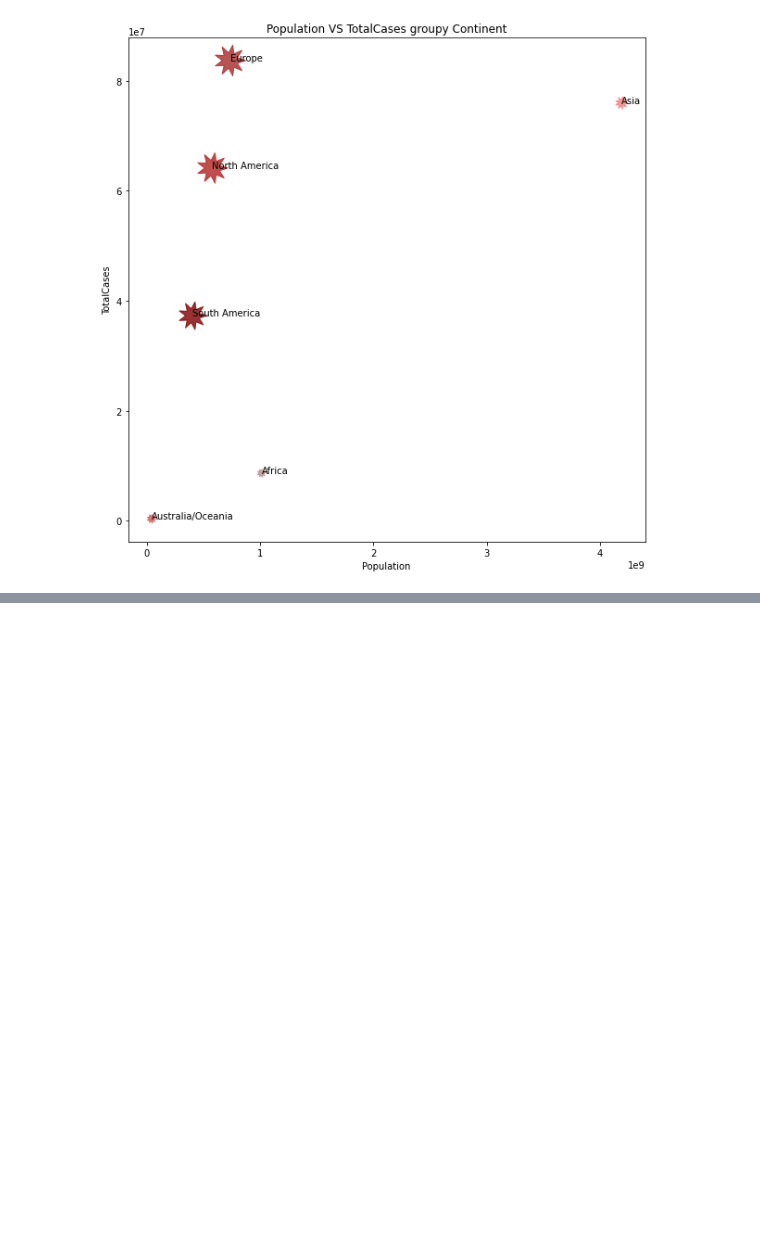
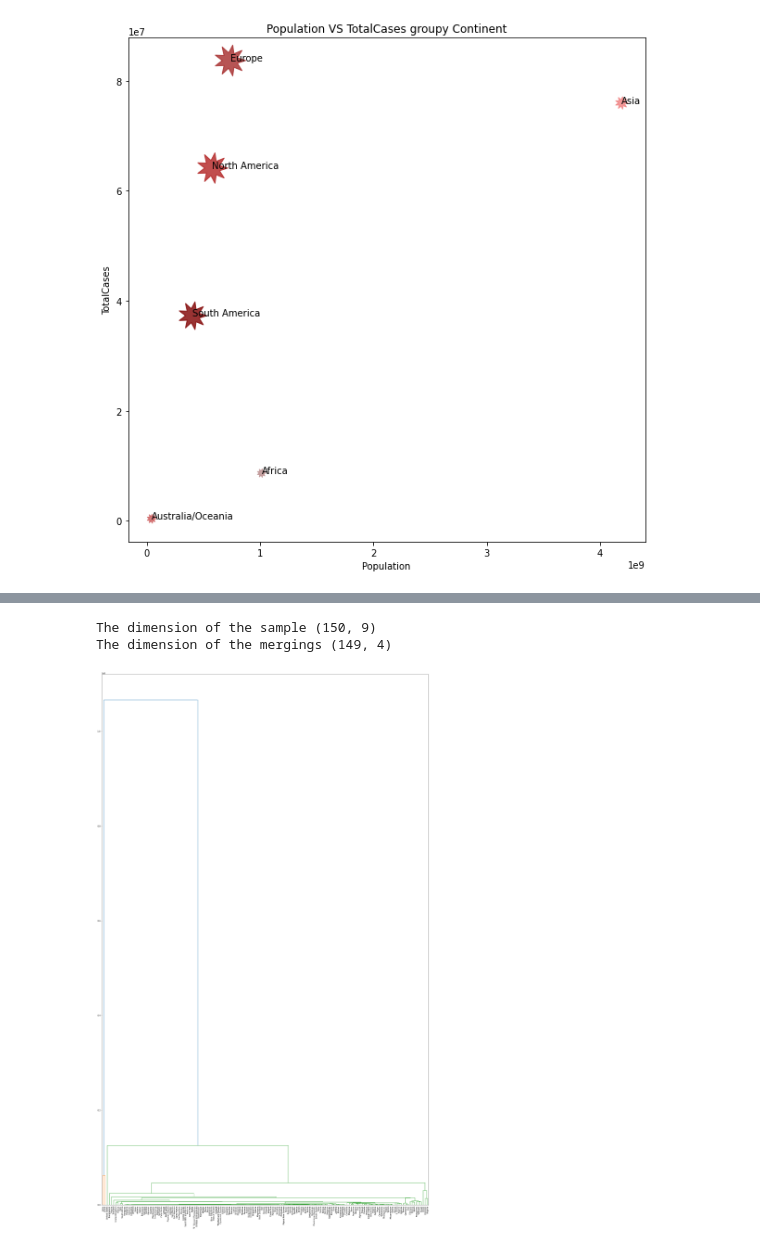
Before and after one commit to Siyanho/project, a Jupyter notebook: Part3.ipynb, the cells around one changed output, grey strips where cells are left out. Saved outputs shown, nothing was run; the diff lists cells and outputs as text; code cells hidden in the pictures; blank space fills up the shorter version.

```diff
--- a/Part3.ipynb
+++ b/Part3.ipynb
@@ -525,0 +593,5 @@ plt.show()
+# %%
+from scipy.cluster.hierarchy import linkage, dendrogram
+df3.pop('Continent')
+df3.set_index(["Country"], inplace=True)
+df3
@@ -525,0 +613,4 @@ plt.show()
+# %%
+samples = df3.values
+print(samples)
+print('The dimension of the samples',samples.shape)
@@ -525,0 +632,13 @@ plt.show()
+# %%
+mergings = linkage(samples)
+print('The dimension of the sample',samples.shape)
+print('The dimension of the mergings',mergings.shape)
+# %% [output]
+The dimension of the sample (150, 9)
+The dimension of the mergings (149, 4)
+# %%
+plt.figure(figsize=(30,50))
+dendrogram(mergings,leaf_rotation=90,leaf_font_size=10,labels=df3.index)
+plt.show()
+# %% [output]
+[figure, added]
```
Also changed, not shown: parts of 18 cells of this notebook.
